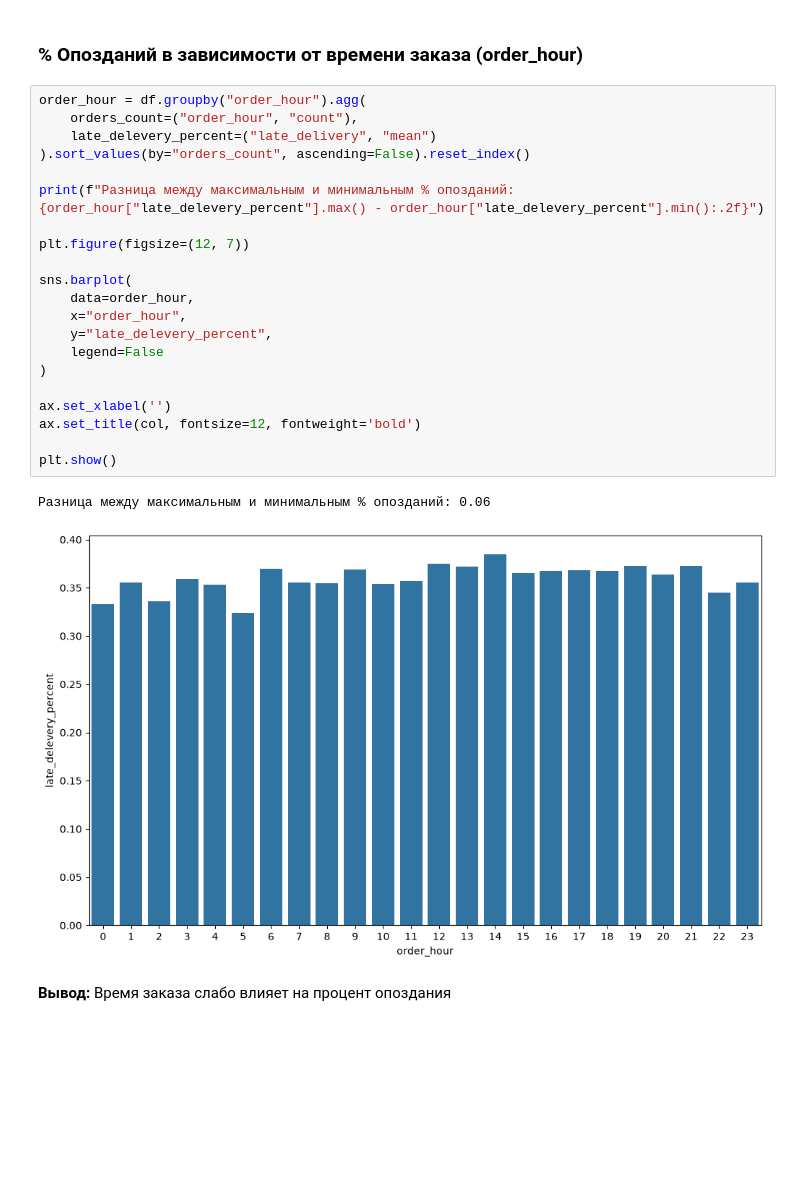
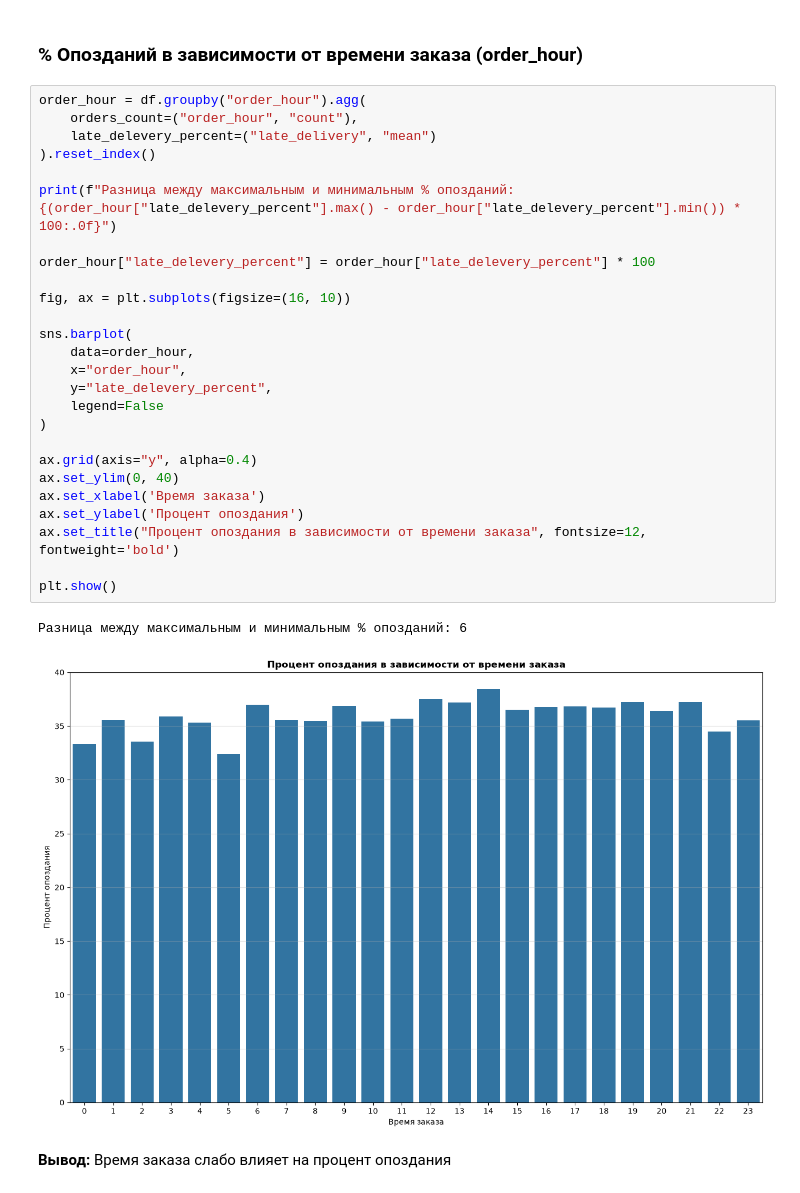
Before and after one commit to tomashovegor/project-practice-case-4, a Jupyter notebook: food_delivery_orders_dataset_analysis.ipynb, the cells around one changed output. Saved outputs shown, nothing was run; the diff lists cells and outputs as text; blank space fills up the shorter version.

```diff
--- a/food_delivery_orders_dataset_analysis.ipynb
+++ b/food_delivery_orders_dataset_analysis.ipynb
@@ -392,27 +404,32 @@ plt.show()
 # %%
 order_hour = df.groupby("order_hour").agg(
     orders_count=("order_hour", "count"),
     late_delevery_percent=("late_delivery", "mean")
-).sort_values(by="orders_count", ascending=False).reset_index()
+).reset_index()
 
-print(f"Разница между максимальным и минимальным % опозданий: {order_hour["late_delevery_percent"].max() - order_hour["late_delevery_percent"].min():.2f}")
+print(f"Разница между максимальным и минимальным % опозданий: {(order_hour["late_delevery_percent"].max() - order_hour["late_delevery_percent"].min()) * 100:.0f}")
 
-plt.figure(figsize=(12, 7))
+order_hour["late_delevery_percent"] = order_hour["late_delevery_percent"] * 100
+
+fig, ax = plt.subplots(figsize=(16, 10))
 
 sns.barplot(
     data=order_hour,
     x="order_hour",
     y="late_delevery_percent",
     legend=False
 )
 
-ax.set_xlabel('')
-ax.set_title(col, fontsize=12, fontweight='bold')
+ax.grid(axis="y", alpha=0.4)
+ax.set_ylim(0, 40)
+ax.set_xlabel('Время заказа')
+ax.set_ylabel('Процент опоздания')
+ax.set_title("Процент опоздания в зависимости от времени заказа", fontsize=12, fontweight='bold')
 
 plt.show()
 # %% [output]
-Разница между максимальным и минимальным % опозданий: 0.06
+Разница между максимальным и минимальным % опозданий: 6
-[figure, old version]
+[figure, new version]
 # %% [markdown]
 **Вывод:** Время заказа слабо влияет на процент опоздания
 # %% [markdown]
```
Also changed, not shown: parts of 27 cells of this notebook.
